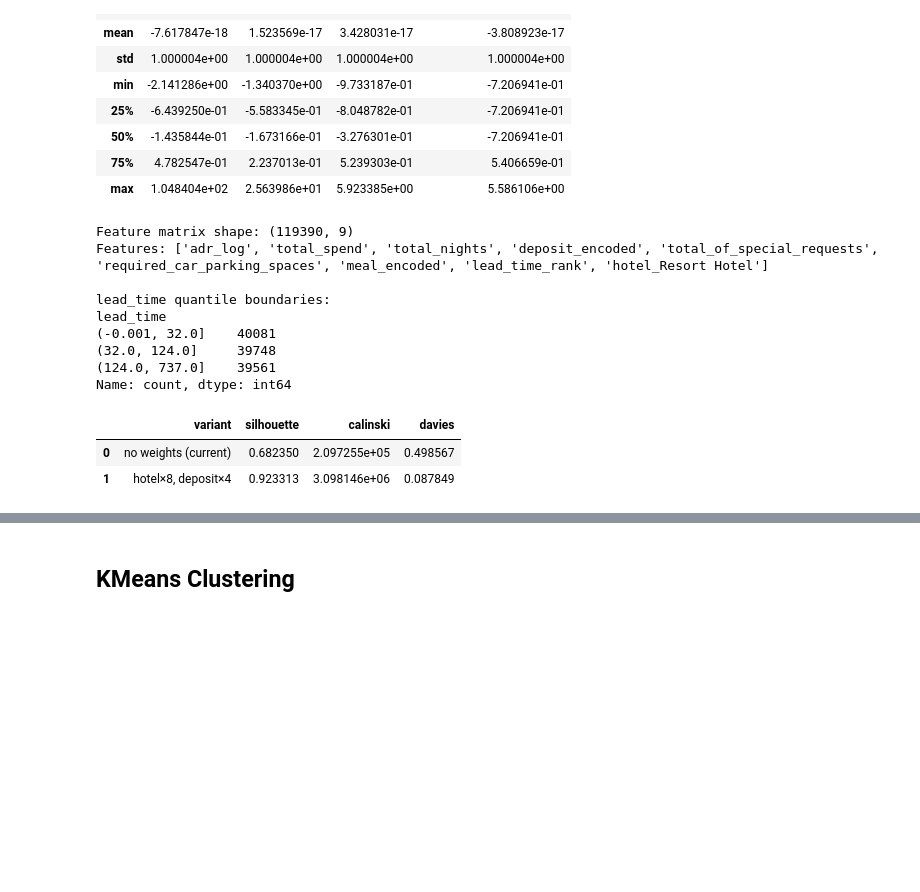
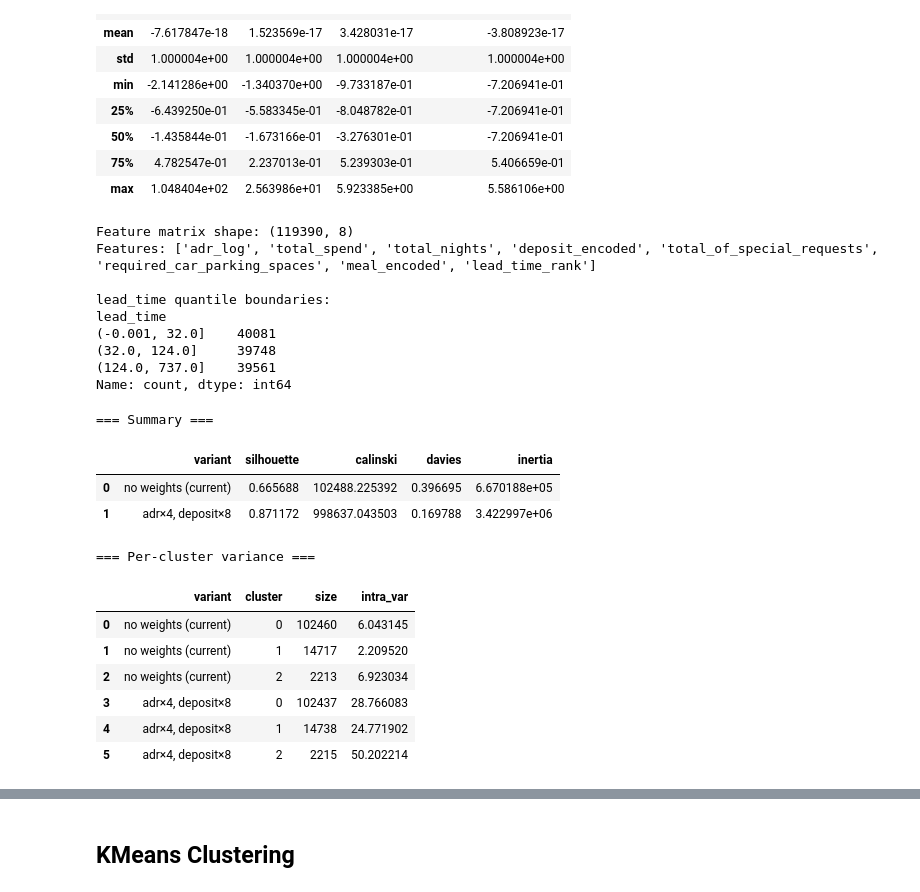
Before and after one commit to alexandreffs/UnsupervisedLearningProj, a Jupyter notebook: project.ipynb, the cells around one changed output, grey strips where cells are left out. Saved outputs shown, nothing was run; the diff lists cells and outputs as text; code cells hidden in the pictures; blank space fills up the shorter version.

```diff
--- a/project.ipynb
+++ b/project.ipynb
@@ -344,15 +344,12 @@ df_cluster["lead_time_rank"] = pd.qcut(df_cluster["lead_time"], q=3, labels=[0,
 # Log-transform adr (clip the 1 negative value to 0 first)
 df_cluster["adr_log"] = np.log1p(df_cluster["adr"].clip(lower=0))
 
-# One-hot encode hotel (in-memory only)
-df_cluster = pd.get_dummies(df_cluster, columns=["hotel"], drop_first=False)
-
 # --- Feature groups ---
 std_features    = ["adr_log"]                                # log-transformed → StandardScaler
 robust_features = ["total_spend", "total_nights"]            # skewed → RobustScaler
 raw_features    = ["deposit_encoded", "total_of_special_requests",
                    "required_car_parking_spaces", "meal_encoded",
-                   "lead_time_rank", "hotel_Resort Hotel"]   # ordinal/binary → no scaling
+                   "lead_time_rank"]                         # ordinal/binary → no scaling
 
 std_features    = [f for f in std_features    if f in df_cluster.columns]
 robust_features = [f for f in robust_features if f in df_cluster.columns]
@@ -367,12 +364,12 @@ X_v2_scaled = np.hstack([X_std, X_robust, X_raw])
 cluster_features_v2 = std_features + robust_features + raw_features
 
 # --- Feature weights ---
+adr_idx     = cluster_features_v2.index("adr_log")
 meal_idx    = cluster_features_v2.index("meal_encoded")
-hotel_idx   = cluster_features_v2.index("hotel_Resort Hotel")
 deposit_idx = cluster_features_v2.index("deposit_encoded")
 
+X_v2_scaled[:, adr_idx]     *= 2.0   # amplify price signal post-standardisation
 X_v2_scaled[:, meal_idx]    *= 0.5   # coarse ordinal proxy
-X_v2_scaled[:, hotel_idx]   *= 8.0   # strong segment separator
 X_v2_scaled[:, deposit_idx] *= 4.0   # financial commitment signal
 
 print(f"Feature matrix shape: {X_v2_scaled.shape}")
@@ -380,8 +377,8 @@ print(f"Features: {cluster_features_v2}")
 print("\nlead_time quantile boundaries:")
 print(pd.qcut(df_cluster["lead_time"], q=3).value_counts().sort_index())
 # %% [output]
-Feature matrix shape: (119390, 9)
-Features: ['adr_log', 'total_spend', 'total_nights', 'deposit_encoded', 'total_of_special_requests', 'required_car_parking_spaces', 'meal_encoded', 'lead_time_rank', 'hotel_Resort Hotel']
+Feature matrix shape: (119390, 8)
+Features: ['adr_log', 'total_spend', 'total_nights', 'deposit_encoded', 'total_of_special_requests', 'required_car_parking_spaces', 'meal_encoded', 'lead_time_rank']
 
 lead_time quantile boundaries:
 lead_time
@@ -392,34 +389,62 @@ Name: count, dtype: int64
 # %%
 # --- weighting variant test (temporary) ---
 from sklearn.cluster import KMeans
 from sklearn.metrics import silhouette_score, calinski_harabasz_score, davies_bouldin_score
 
 _variants = {
     'no weights (current)': (1.0, 1.0),
-    'hotel×8, deposit×4':   (8.0, 4.0),
+    'adr×4, deposit×8':     (4.0, 8.0),
 }
 
-_rows = []
-for name, (hotel_w, deposit_w) in _variants.items():
+_summary_rows = []
+_var_rows = []
+
+for name, (adr_w, deposit_w) in _variants.items():
     X = X_v2_scaled.copy()
-    hotel_idx   = cluster_features_v2.index("hotel_Resort Hotel")
-    deposit_idx = cluster_features_v2.index("deposit_encoded")
-    X[:, hotel_idx]   *= hotel_w
-    X[:, deposit_idx] *= deposit_w
+    _adr_idx     = cluster_features_v2.index("adr_log")
+    _deposit_idx = cluster_features_v2.index("deposit_encoded")
+    X[:, _adr_idx]     *= adr_w
+    X[:, _deposit_idx] *= deposit_w
 
-    labels = KMeans(n_clusters=3, random_state=42, n_init=10).fit_predict(X)
-    _rows.append({
+    km = KMeans(n_clusters=3, random_state=42, n_init=10)
+    labels = km.fit_predict(X)
+
+    _summary_rows.append({
         'variant':    name,
         'silhouette': silhouette_score(X, labels, sample_size=10000, random_state=42),
         'calinski':   calinski_harabasz_score(X, labels),
         'davies':     davies_bouldin_score(X, labels),
+        'inertia':    km.inertia_,
     })
 
-pd.DataFrame(_rows)
+    for c in range(3):
+        mask = labels == c
+        diffs = X[mask] - km.cluster_centers_[c]
+        _var_rows.append({
+            'variant':   name,
+            'cluster':   c,
+            'size':      mask.sum(),
+            'intra_var': np.mean(np.sum(diffs**2, axis=1)),
+        })
+
+print("=== Summary ===")
+display(pd.DataFrame(_summary_rows))
+
+print("\n=== Per-cluster variance ===")
+display(pd.DataFrame(_var_rows))
 # %% [output]
+=== Summary ===
-|  | variant | silhouette | calinski | davies |
-| 0 | no weights (current) | 0.682350 | 2.097255e+05 | 0.498567 |
-| 1 | hotel×8, deposit×4 | 0.923313 | 3.098146e+06 | 0.087849 |
+|  | variant | silhouette | calinski | davies | inertia |
+| 0 | no weights (current) | 0.665688 | 102488.225392 | 0.396695 | 6.670188e+05 |
+| 1 | adr×4, deposit×8 | 0.871172 | 998637.043503 | 0.169788 | 3.422997e+06 |
+=== Per-cluster variance ===
+|  | variant | cluster | size | intra_var |
+| 0 | no weights (current) | 0 | 102460 | 6.043145 |
+| 1 | no weights (current) | 1 | 14717 | 2.209520 |
+| 2 | no weights (current) | 2 | 2213 | 6.923034 |
+| 3 | adr×4, deposit×8 | 0 | 102437 | 28.766083 |
+| 4 | adr×4, deposit×8 | 1 | 14738 | 24.771902 |
+| 5 | adr×4, deposit×8 | 2 | 2215 | 50.202214 |
 # %%
 n_cols = 3
 n_rows = -(-len(cluster_features_v2) // n_cols)
```
Also changed, not shown: parts of 6 cells of this notebook, 1 other file.
